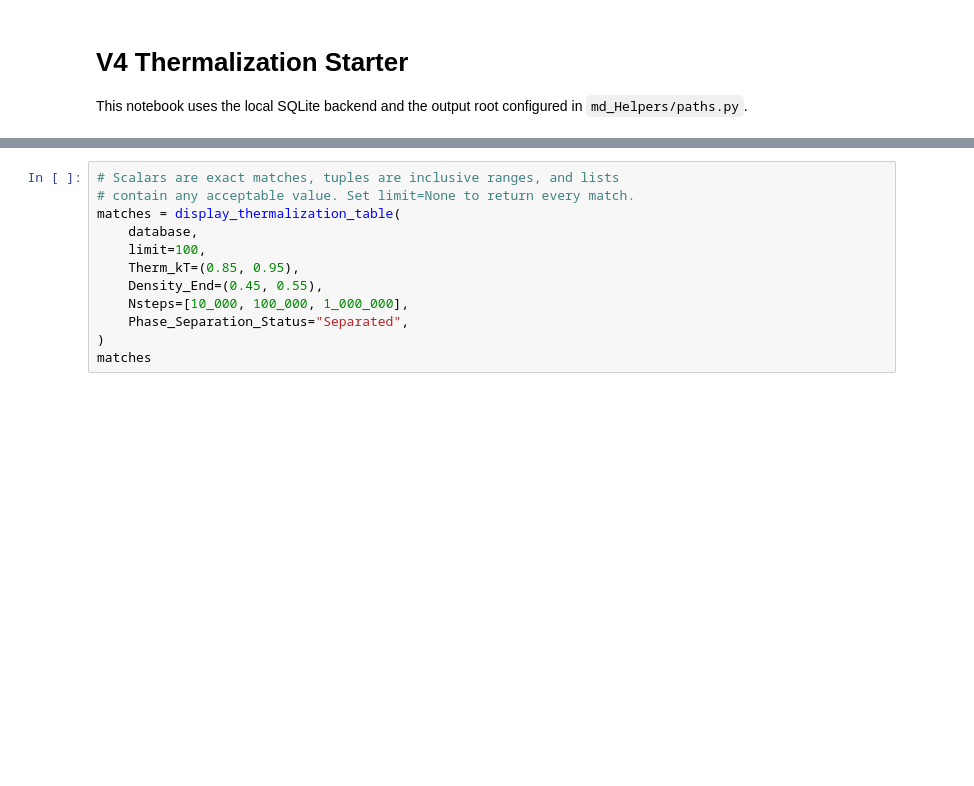
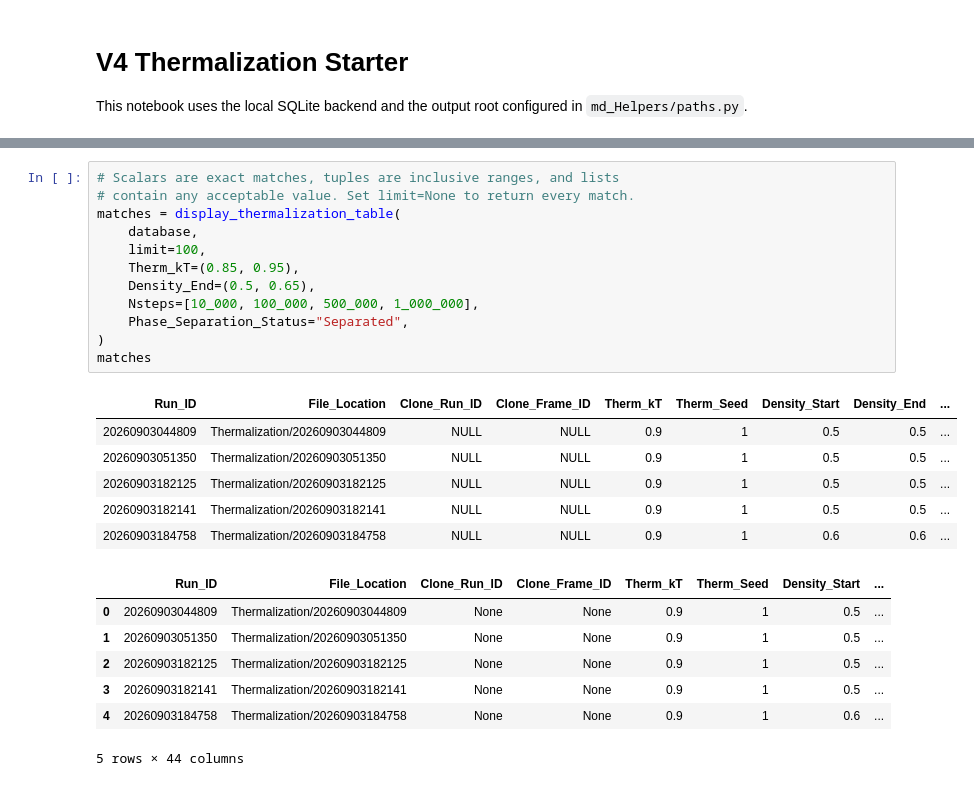
Before and after one commit to SBC-Collaboration/MDsims, a Jupyter notebook: Thermalization_Starter.ipynb, the cells around one changed output, grey strips where cells are left out. Drawn from its saved outputs; the diff is of its cells as text; blank space fills up the shorter version.

```diff
--- a/Thermalization_Starter.ipynb
+++ b/Thermalization_Starter.ipynb
@@ -43,12 +101,26 @@ display_thermalization_table(database)
 # %%
 # Scalars are exact matches, tuples are inclusive ranges, and lists
 # contain any acceptable value. Set limit=None to return every match.
 matches = display_thermalization_table(
     database,
     limit=100,
     Therm_kT=(0.85, 0.95),
-    Density_End=(0.45, 0.55),
-    Nsteps=[10_000, 100_000, 1_000_000],
+    Density_End=(0.5, 0.65),
+    Nsteps=[10_000, 100_000, 500_000, 1_000_000],
     Phase_Separation_Status="Separated",
 )
 matches
+# %% [output]
+| Run_ID | File_Location | Clone_Run_ID | Clone_Frame_ID | Therm_kT | Therm_Seed | Density_Start | Density_End | ... |
+| 20260903044809 | Thermalization/20260903044809 | NULL | NULL | 0.9 | 1 | 0.5 | 0.5 | ... |
+| 20260903051350 | Thermalization/20260903051350 | NULL | NULL | 0.9 | 1 | 0.5 | 0.5 | ... |
+| 20260903182125 | Thermalization/20260903182125 | NULL | NULL | 0.9 | 1 | 0.5 | 0.5 | ... |
+| 20260903182141 | Thermalization/20260903182141 | NULL | NULL | 0.9 | 1 | 0.5 | 0.5 | ... |
+| 20260903184758 | Thermalization/20260903184758 | NULL | NULL | 0.9 | 1 | 0.6 | 0.6 | ... |
+|  | Run_ID | File_Location | Clone_Run_ID | Clone_Frame_ID | Therm_kT | Therm_Seed | Density_Start | ... |
+| 0 | 20260903044809 | Thermalization/20260903044809 | None | None | 0.9 | 1 | 0.5 | ... |
+| 1 | 20260903051350 | Thermalization/20260903051350 | None | None | 0.9 | 1 | 0.5 | ... |
+| 2 | 20260903182125 | Thermalization/20260903182125 | None | None | 0.9 | 1 | 0.5 | ... |
+| 3 | 20260903182141 | Thermalization/20260903182141 | None | None | 0.9 | 1 | 0.5 | ... |
+| 4 | 20260903184758 | Thermalization/20260903184758 | None | None | 0.9 | 1 | 0.6 | ... |
+5 rows × 44 columns
```
Also changed, not shown: parts of 5 cells of this notebook, 3 other files.
